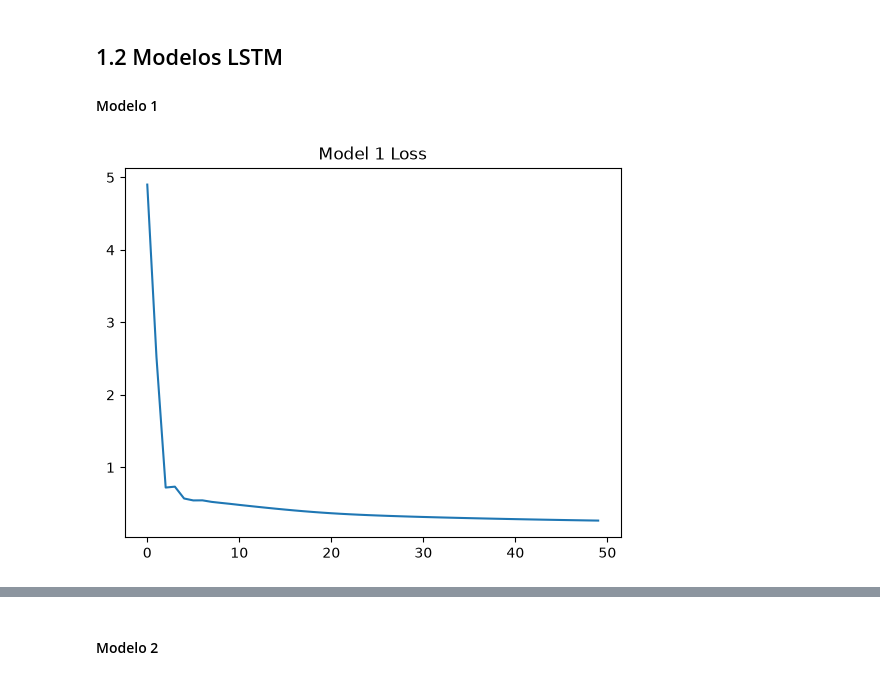
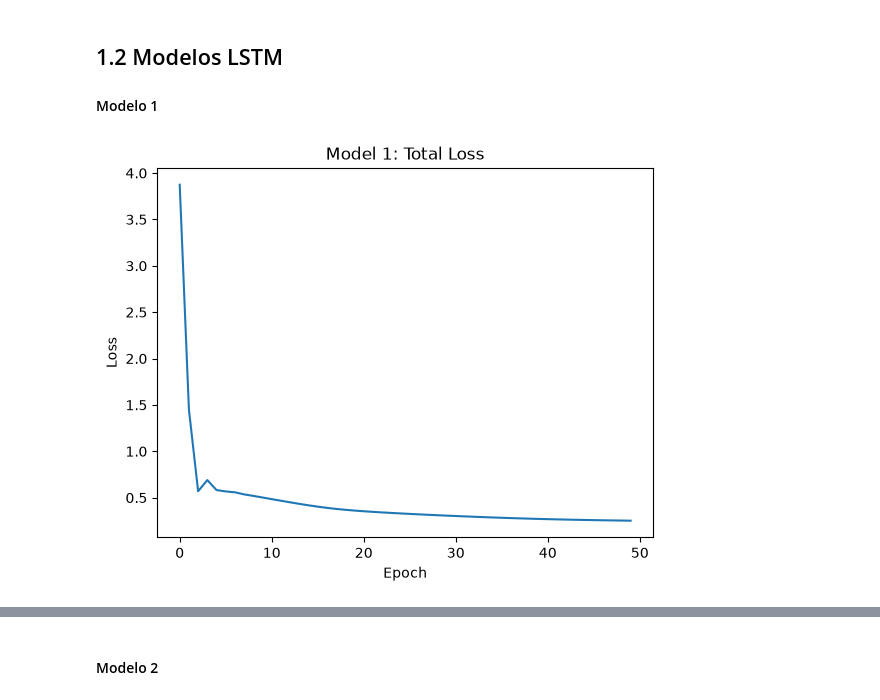
Before and after one commit to donadito/Laboratorio-2-SERIES-DE-TIEMPO, a Jupyter notebook: Laboratorio2.ipynb, the cells around one changed output, grey strips where cells are left out. Saved outputs shown, nothing was run; the diff lists cells and outputs as text; code cells hidden in the pictures.

```diff
--- a/Laboratorio2.ipynb
+++ b/Laboratorio2.ipynb
@@ -162,30 +165,25 @@ class LSTMModel(nn.Module):
 # %% [markdown]
 ### Función de entrenamiento
 # %%
-def train_model(model, epochs):
+def train_model(model, train_loader, epochs):
 
     criterion = nn.MSELoss()
-
-    optimizer = torch.optim.Adam(
-        model.parameters(),
-        lr=0.001
-    )
+    optimizer = torch.optim.Adam(model.parameters(), lr=0.001)
 
     losses = []
 
     for epoch in range(epochs):
 
         model.train()
-
         epoch_loss = 0
 
-        for X,y in train_loader:
+        for X, y in train_loader:
 
             optimizer.zero_grad()
 
             pred = model(X)
 
-            loss = criterion(pred,y)
+            loss = criterion(pred, y)
 
             loss.backward()
 
@@ -205,11 +203,23 @@ model1 = LSTMModel(hidden=32)
 
 loss1 = train_model(
     model1,
+    train_loader,
     epochs=50
 )
+
+# SERIE AÉREA
+model1_air = LSTMModel(hidden=32)
+
+loss1_air = train_model(
+    model1_air,
+    train_loader2,
+    epochs=50
+)
 # %%
 plt.plot(loss1)
-plt.title("Model 1 Loss")
+plt.title("Model 1: Total Loss")
+plt.xlabel("Epoch")
+plt.ylabel("Loss")
 plt.show()
 # %% [output]
-[figure, old version]
+[figure, new version]
```
Also changed, not shown: parts of 15 cells of this notebook.
